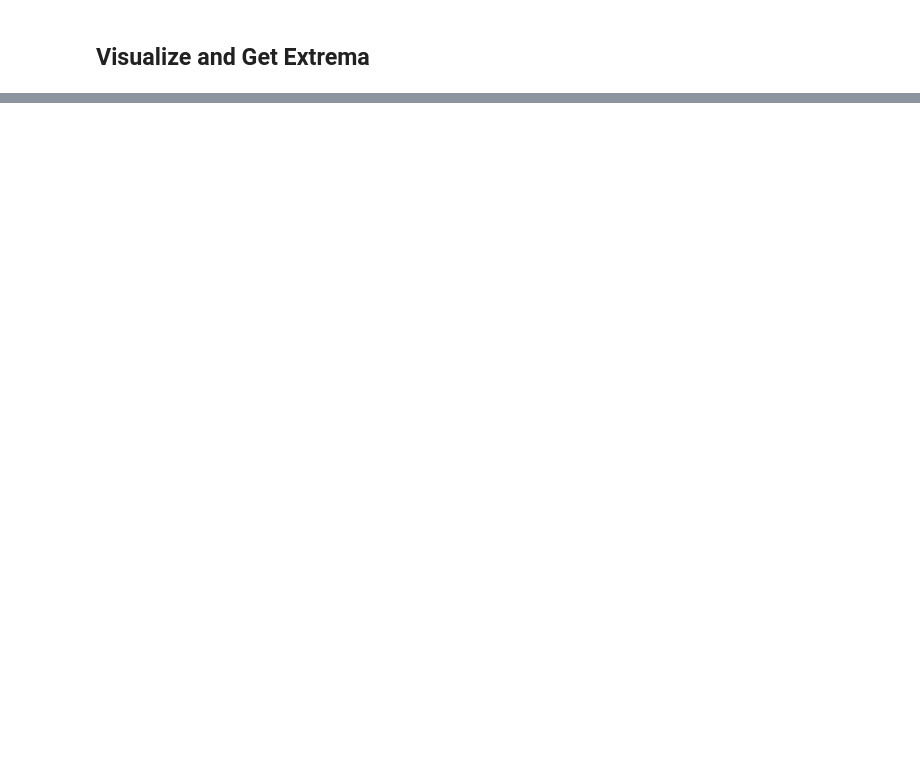
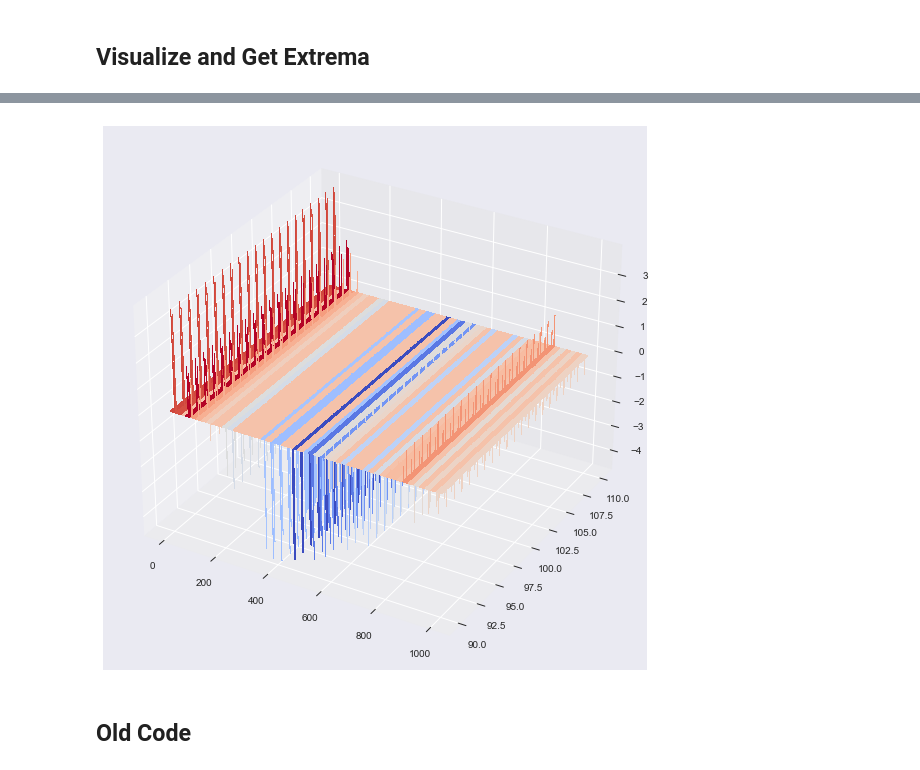
Before and after one commit to amzn/supply-chain-simulation-environment, a Jupyter notebook: src/bayesian_optimization/reward_func_experimentation.ipynb, the cells around one changed output, grey strips where cells are left out. Saved outputs shown, nothing was run; the diff lists cells and outputs as text; code cells hidden in the pictures; blank space fills up the shorter version.

```diff
--- a/src/bayesian_optimization/reward_func_experimentation.ipynb
+++ b/src/bayesian_optimization/reward_func_experimentation.ipynb
@@ -338,3 +365,15 @@ num_tries
+# %%
+mesh_X, mesh_Y = np.mgrid[1:max_num_batteries+1:1, min_battery_capacity:max_battery_capacity+1:1]
+positions = np.vstack([mesh_X.ravel(), mesh_Y.ravel()]).T
+mu_plot, var_plot = model_emukit.predict(positions)
+# %%
+fig = plt.figure(figsize=(10,10))
+ax = fig.gca(projection='3d')
+surf = ax.plot_surface(mesh_X, mesh_Y, mu_plot.reshape((1000,21)), cmap=cm.coolwarm,linewidth=0, antialiased=False)
+# %% [output]
+[figure, added]
+# %% [markdown]
+## Old Code
 # %%
 
 # X = design.get_samples(num_data_points)
```
Also changed, not shown: parts of 13 cells of this notebook.
